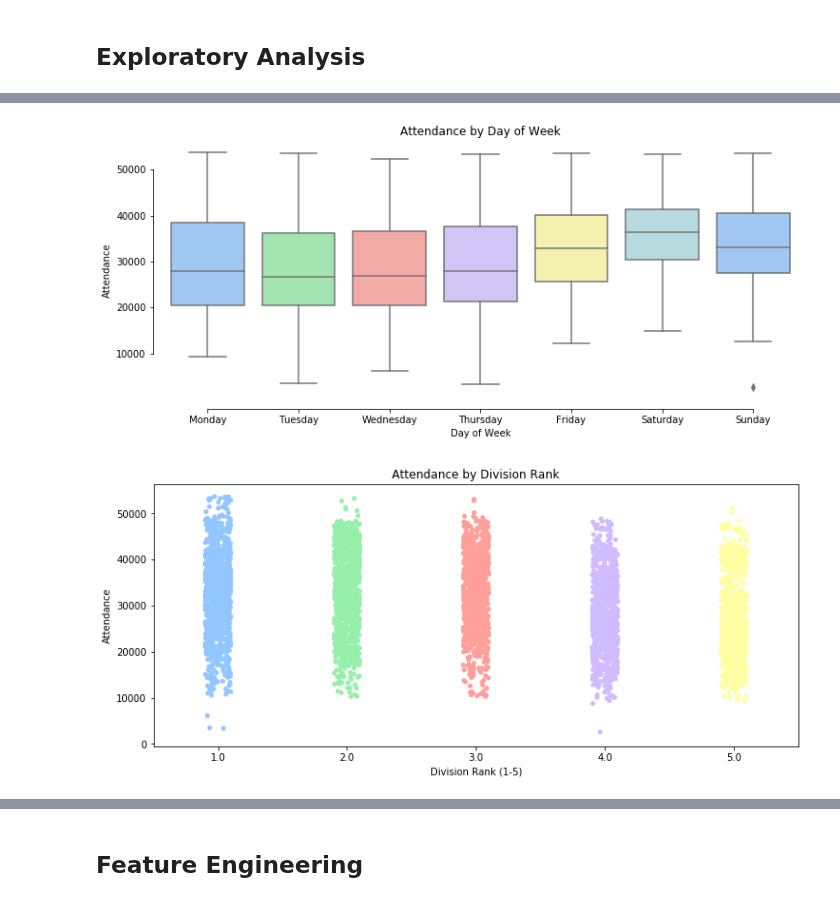
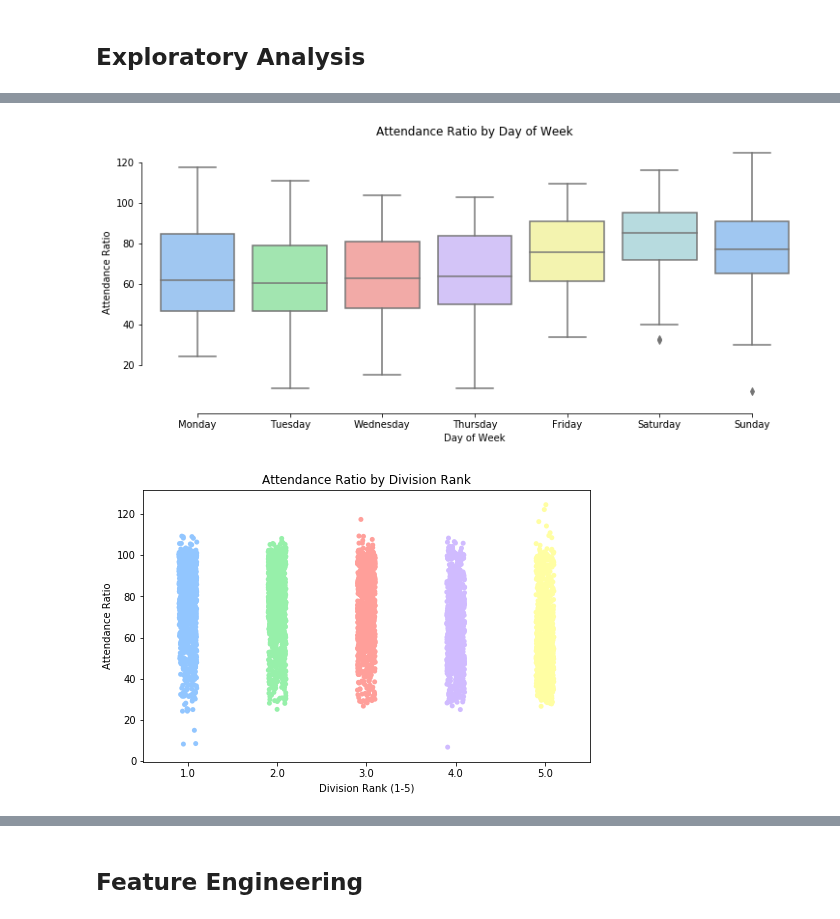
Before and after one commit to str007/Thinkful, a Jupyter notebook: Final_Capstone.ipynb, the cells around one changed output, grey strips where cells are left out. Drawn from its saved outputs; the diff is of its cells as text; code cells hidden in the pictures.

```diff
--- a/Final_Capstone.ipynb
+++ b/Final_Capstone.ipynb
@@ -315,6 +315,7 @@ team_df['division_rank'] = team_df['division_rank'].astype(float)
 team_df['GB'] = team_df['GB'].astype(float)
 team_df['runs'] = team_df['runs'].astype(int)
 team_df['runs_against'] = team_df['runs_against'].astype(int)
+team_df['attendance'] = team_df['attendance'].astype(int)
 
 #Label encoders for categoricals
 encoder = LabelEncoder()
@@ -376,0 +360,3 @@ dtype: object
+# %%
+#Add Stadium Capacity Data
+capacity = pd.read_csv('capacity.csv')
@@ -376,0 +377,3 @@ dtype: object
+# %%
+team_df = pd.merge(team_df, capacity, how='inner', on='team')
+display(team_df.head(10))
@@ -376,0 +392,5 @@ dtype: object
+# %%
+#For the purpose of our exploratory analysis, let's generate our attendance capacity ratio ahead of our
+#actual feature engineering section
+
+team_df['attendance_ratio'] = round((team_df['attendance']/team_df['capacity'])*100, 2)
@@ -427,23 +486,23 @@ plt.show()
 # %%
-# Comparing attendance by day of week
+# Comparing attendance ratio by day of week
 plt.figure(figsize=[12,5])
-ax = sns.boxplot(x='day',y='attendance', data=team_df, palette='pastel')
-plt.title('Attendance by Day of Week')
+ax = sns.boxplot(x='day',y='attendance_ratio', data=team_df, palette='pastel')
+plt.title('Attendance Ratio by Day of Week')
 sns.despine(offset=10, trim=True)
-ax.set(xlabel='Day of Week', ylabel='Attendance')
+ax.set(xlabel='Day of Week', ylabel='Attendance Ratio')
 plt.show()
 # %% [output]
-[figure, old version]
+[figure, new version]
 # %%
-#Look at attendance by division rank
-plt.figure(figsize=[12,5])
-sns.stripplot(x="division_rank", y="attendance", jitter=True, data=team_df, palette='pastel')
-plt.title('Attendance by Division Rank')
+#Look at attendance ratio by division rank
+plt.figure(figsize=[8,5])
+sns.stripplot(x="division_rank", y="attendance_ratio", jitter=True, data=team_df, palette='pastel')
+plt.title('Attendance Ratio by Division Rank')
 plt.xlabel('Division Rank (1-5)')
-plt.ylabel('Attendance')
+plt.ylabel('Attendance Ratio')
 plt.show()
 # %% [output]
-[figure, old version]
+[figure, new version]
 # %%
 # Comparing attendance by win/loss/tie
 
```
Also changed, not shown: parts of 41 cells of this notebook.
